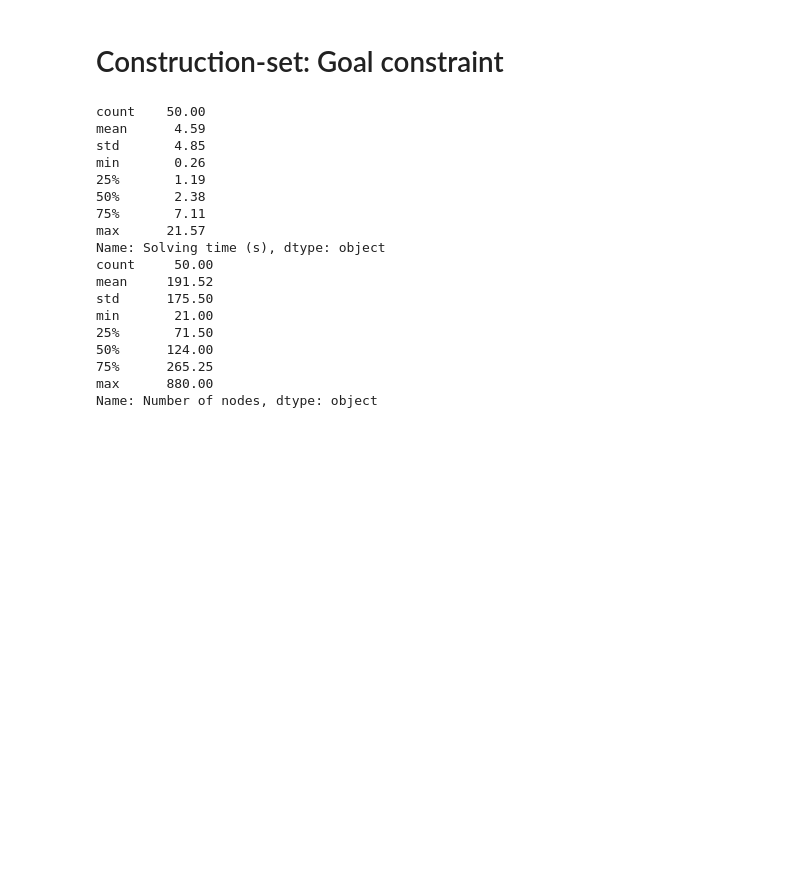
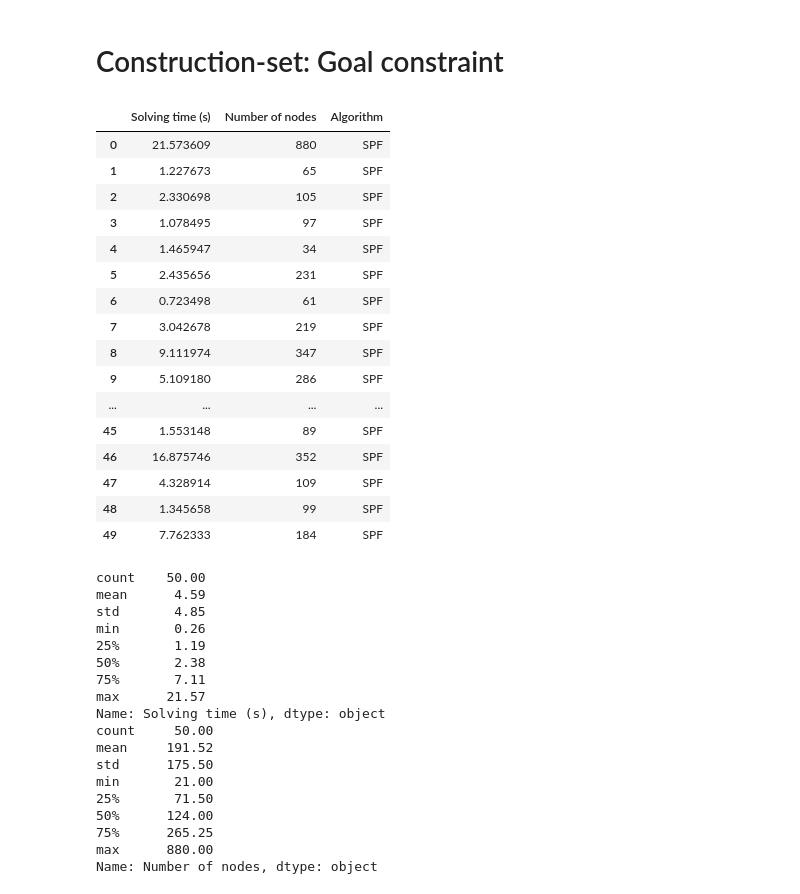
Before and after one commit to humanoid-path-planner/hpp_benchmark, a Jupyter notebook: 2022-07-08/visualize_results.ipynb, the cells around one changed output. Drawn from its saved outputs; the diff is of its cells as text; code cells hidden in the pictures; blank space fills up the shorter version.

```diff
--- a/2022-07-08/visualize_results.ipynb
+++ b/2022-07-08/visualize_results.ipynb
@@ -284,6 +365,26 @@ RMSE: 16.486377035309424
 # Construction-set: Goal constraint
 # %%
 combined_df = pd.read_csv("construction-set-spf/benchmark_goalconstraint.csv")
+combined_df["Algorithm"] = "SPF"
+combined_df
+# %% [output]
+|  | Solving time (s) | Number of nodes | Algorithm |
+| 0 | 21.573609 | 880 | SPF |
+| 1 | 1.227673 | 65 | SPF |
+| 2 | 2.330698 | 105 | SPF |
+| 3 | 1.078495 | 97 | SPF |
+| 4 | 1.465947 | 34 | SPF |
+| 5 | 2.435656 | 231 | SPF |
+| 6 | 0.723498 | 61 | SPF |
+| 7 | 3.042678 | 219 | SPF |
+| 8 | 9.111974 | 347 | SPF |
+| 9 | 5.109180 | 286 | SPF |
+| ... | ... | ... | ... |
+| 45 | 1.553148 | 89 | SPF |
+| 46 | 16.875746 | 352 | SPF |
+| 47 | 4.328914 | 109 | SPF |
+| 48 | 1.345658 | 99 | SPF |
+| 49 | 7.762333 | 184 | SPF |
 # %%
 print(combined_df[timecol].describe().apply("{0:.2f}".format))
 print(combined_df[numnodecol].describe().apply("{0:.2f}".format))
```
Also changed, not shown: parts of 18 cells of this notebook.
